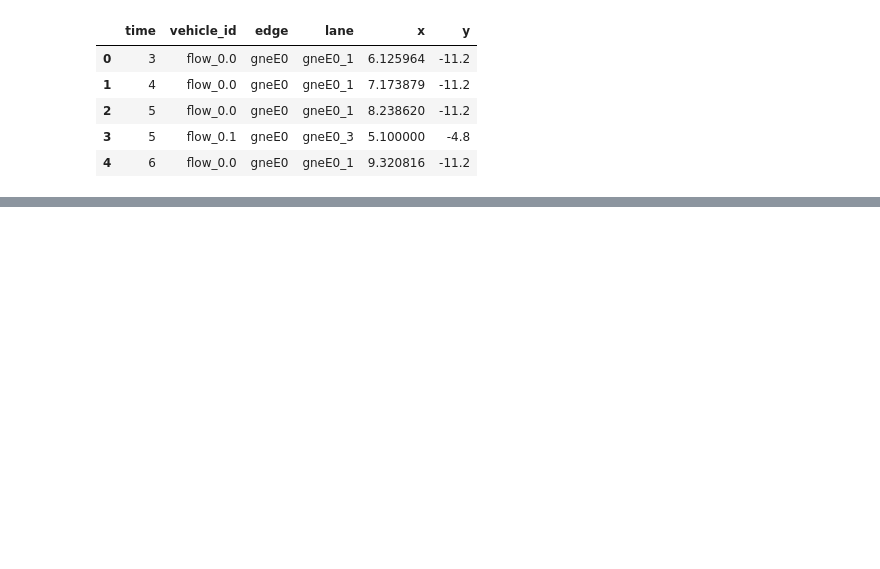
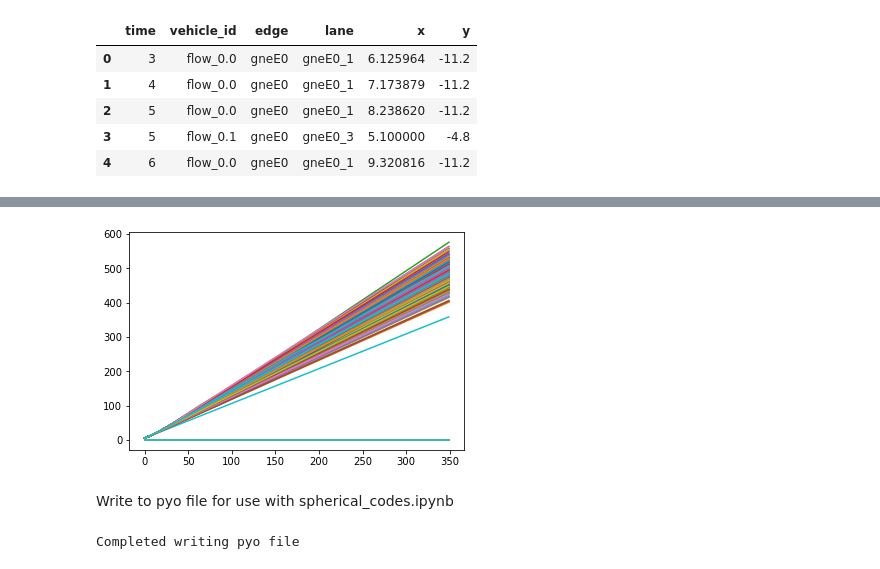
Before and after one commit to thinhhoang95/anomaly-detection-ngsim2, a Jupyter notebook: sumotraci/trajectory_preprocessor.ipynb, the cells around one changed output, grey strips where cells are left out. Drawn from its saved outputs; the diff is of its cells as text; code cells hidden in the pictures; blank space fills up the shorter version.

```diff
--- a/sumotraci/trajectory_preprocessor.ipynb
+++ b/sumotraci/trajectory_preprocessor.ipynb
@@ -59,0 +65,39 @@ Max length of trajectory y: 489
+# %%
+z_mat = np.zeros((len(selected_vehicle_ids), max_length_x))
+t_mat = None
+z_last = np.zeros((len(selected_vehicle_ids,))) # last value of z_vector for each vehicle, for extrapolation!
+z_rate = np.zeros((len(selected_vehicle_ids,))) # the speed to linearly extrapolate
+z_len = np.zeros((len(selected_vehicle_ids,))) # the speed to linearly extrapolate
+
+for i, veh_id in enumerate(selected_vehicle_ids):
+    df_of_veh = df_mini[df_mini['vehicle_id'] == veh_id]
+    if t_mat is None:
+        t_mat = df_of_veh['time'].to_numpy()
+    # t_vec = t_vec - t_vec[0]
+    x_vec = df_of_veh['x'].to_numpy()
+    y_vec = df_of_veh['y'].to_numpy()
+    z_vec = x_vec
+    z_len[i] = z_vec.shape[0]
+    z_mat[i,:z_vec.shape[0]] = z_vec
+    z_last[i] = z_vec[-1]
+    z_rate[i] = (z_vec[-1] - z_vec[-4])/3.
+# %%
+length_desired = 350
+z_cutoff = 300
+z_mat_good = np.zeros((z_mat.shape[0], length_desired))
+j=0
+for i in range(z_mat.shape[0]):
+    if z_len[i] < z_cutoff:
+        print('Skipping trajectory {} due to being too short!'.format(i))
+        continue
+    if z_len[i] > length_desired:
+        # just trim this trajectory to length desired
+        z_mat_good[j,:] = z_mat[i,:length_desired]
+        j+=1
+        continue
+    if z_len[i] < length_desired:
+        # short (but still good enough to be linearly extrapolated)
+        zv = z_mat[i,:int(z_len[i])]
+        z_mat_good[j,:zv.shape[0]] = zv
+        z_mat_good[j, zv.shape[0]:] = z_last[i] + z_rate[i] * np.arange(1, length_desired - zv.shape[0] + 1)
+        j+=1
@@ -60,3 +121,20 @@ Max length of trajectory y: 489
+# %%
+for i in range(z_mat_good.shape[0]):
+    plt.plot(z_mat_good[i,:])
+# %% [output]
+[figure, added]
 # %%
 # Export the data to CSV to be processed with unsupervised segmentation in R
 df_mini[['vehicle_id','time','x','y']].to_csv('edge_trajectories.csv')
+# %% [markdown]
+Write to pyo file for use with spherical_codes.ipynb
+# %%
+import pickle
+
+with open('trajectories.pyo', 'wb') as f:
+    obj2dump = {'y_vec': z_mat_good, 'x_vec': z_mat_good, 't_vec': t_mat}
+    pickle.dump(obj2dump, f)
+
+print('Completed writing pyo file')
+# %% [output]
+Completed writing pyo file
```
Also changed, not shown: parts of 4 cells of this notebook, 15 other files.
